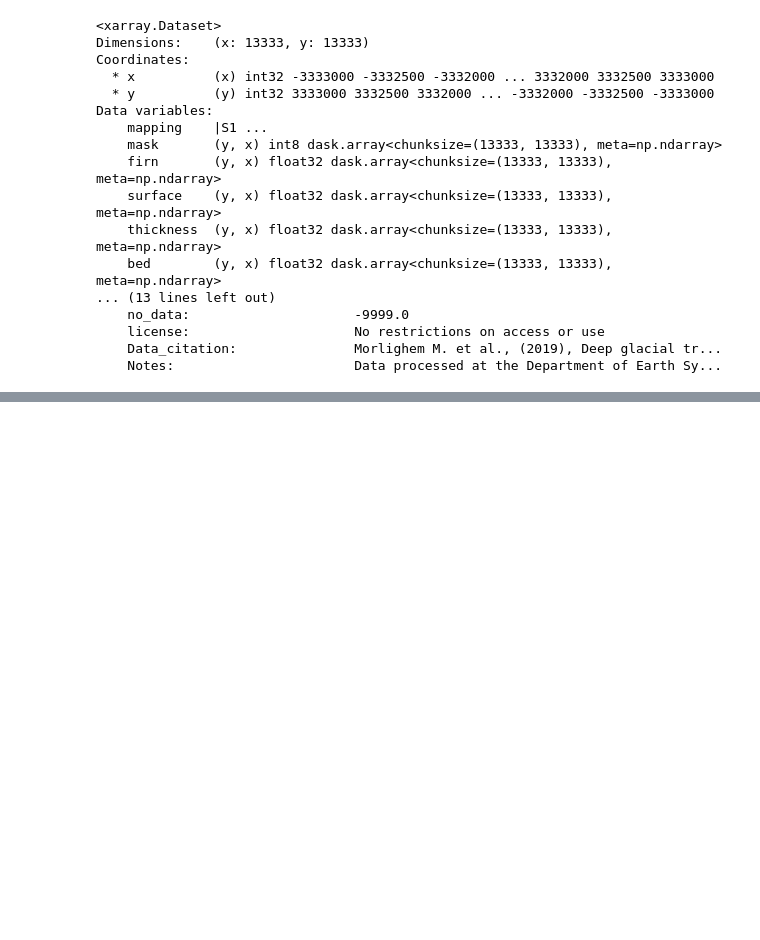
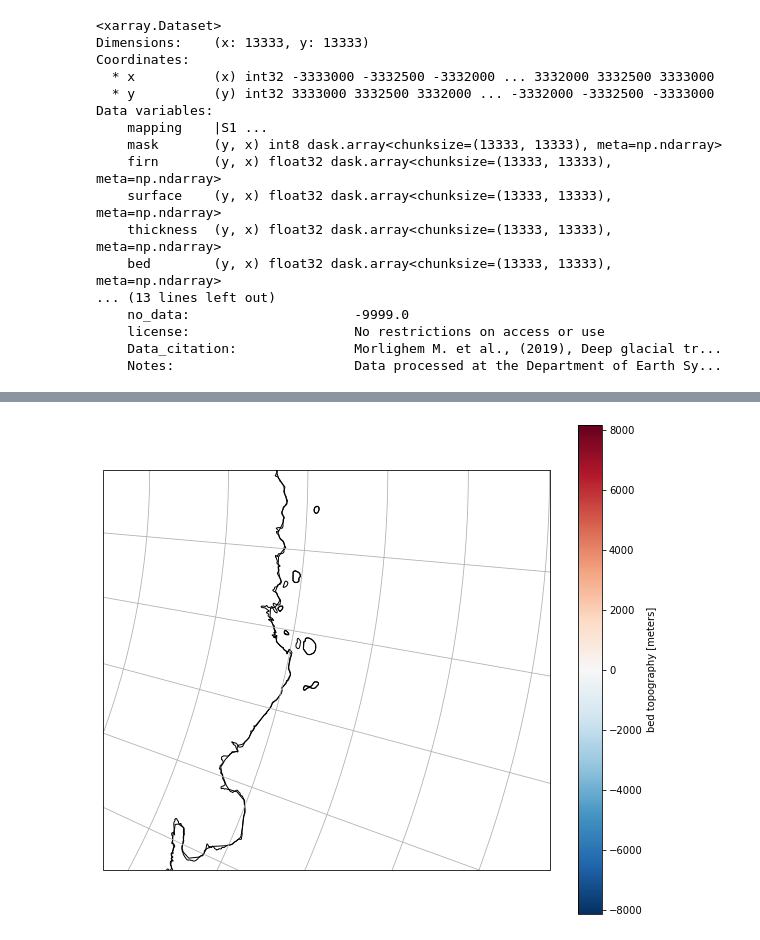
Before and after one commit to PaulSpence/Denman2024Voyage, a Jupyter notebook: notebooks/bathyIssue.ipynb, the cells around one changed output, grey strips where cells are left out. Cells and saved outputs as stored; diff of their text form; code cells hidden in the pictures; blank space fills up the shorter version.

```diff
--- a/notebooks/bathyIssue.ipynb
+++ b/notebooks/bathyIssue.ipynb
@@ -92,0 +231,3 @@ plt.plot(y2)
+# %%
+bb2=bedbathy.bed.transpose()
+bb2
@@ -92,0 +259,14 @@ plt.plot(y2)
+# %%
+fig = plt.figure(figsize=(10, 9))
+projection=ccrs.SouthPolarStereo()
+ax = plt.axes(projection=projection)
+
+ax.set_extent([90, 110, -70, -60], crs=ccrs.PlateCarree())
+ax.coastlines(resolution='50m')
+
+ax.gridlines()
+bb2.plot(ax=ax, x='x2', y='y2', transform=ccrs.PlateCarree())
+
+ax.coastlines();
+# %% [output]
+[figure, added]
```
Also changed, not shown: parts of 19 cells of this notebook, 13 other files.
